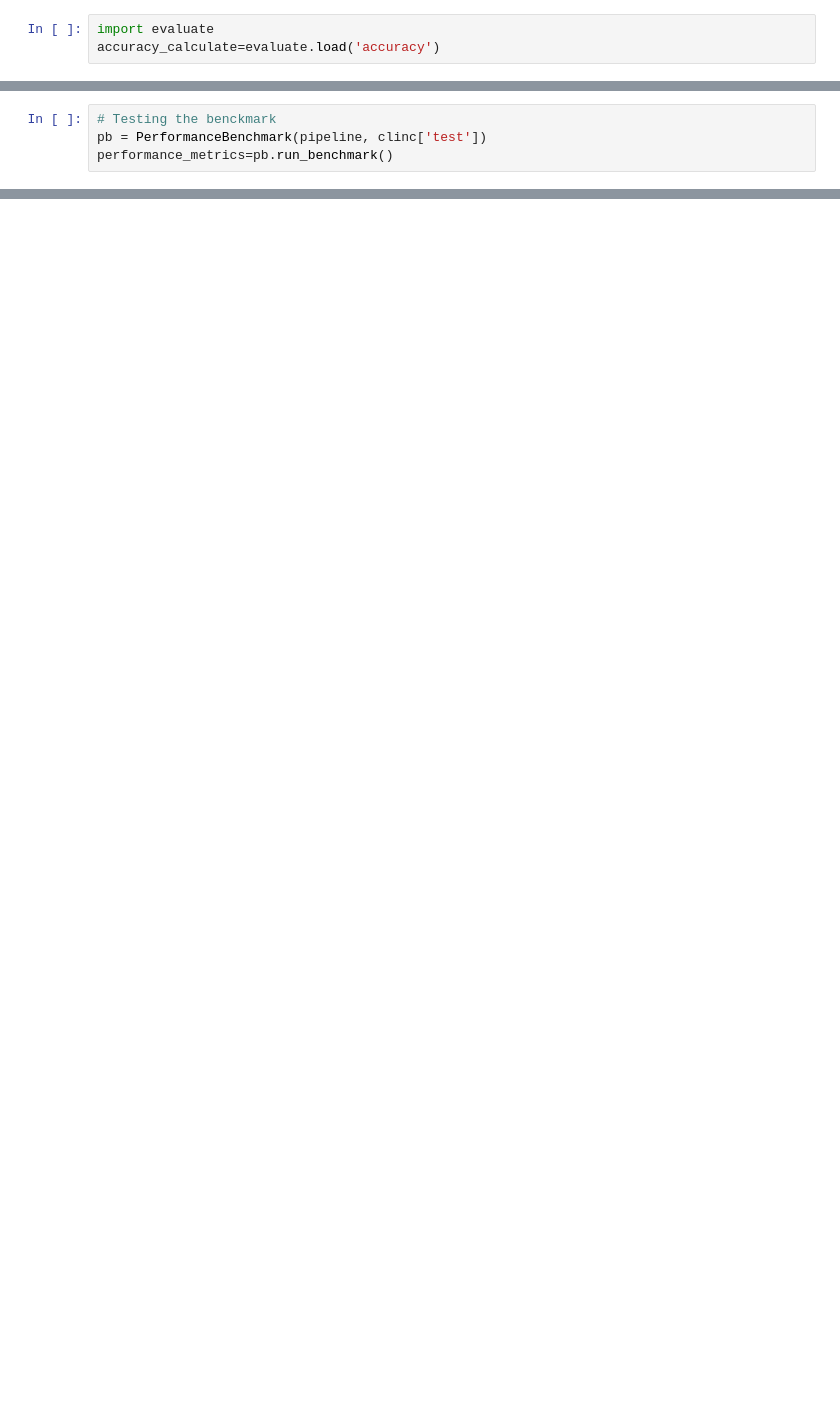
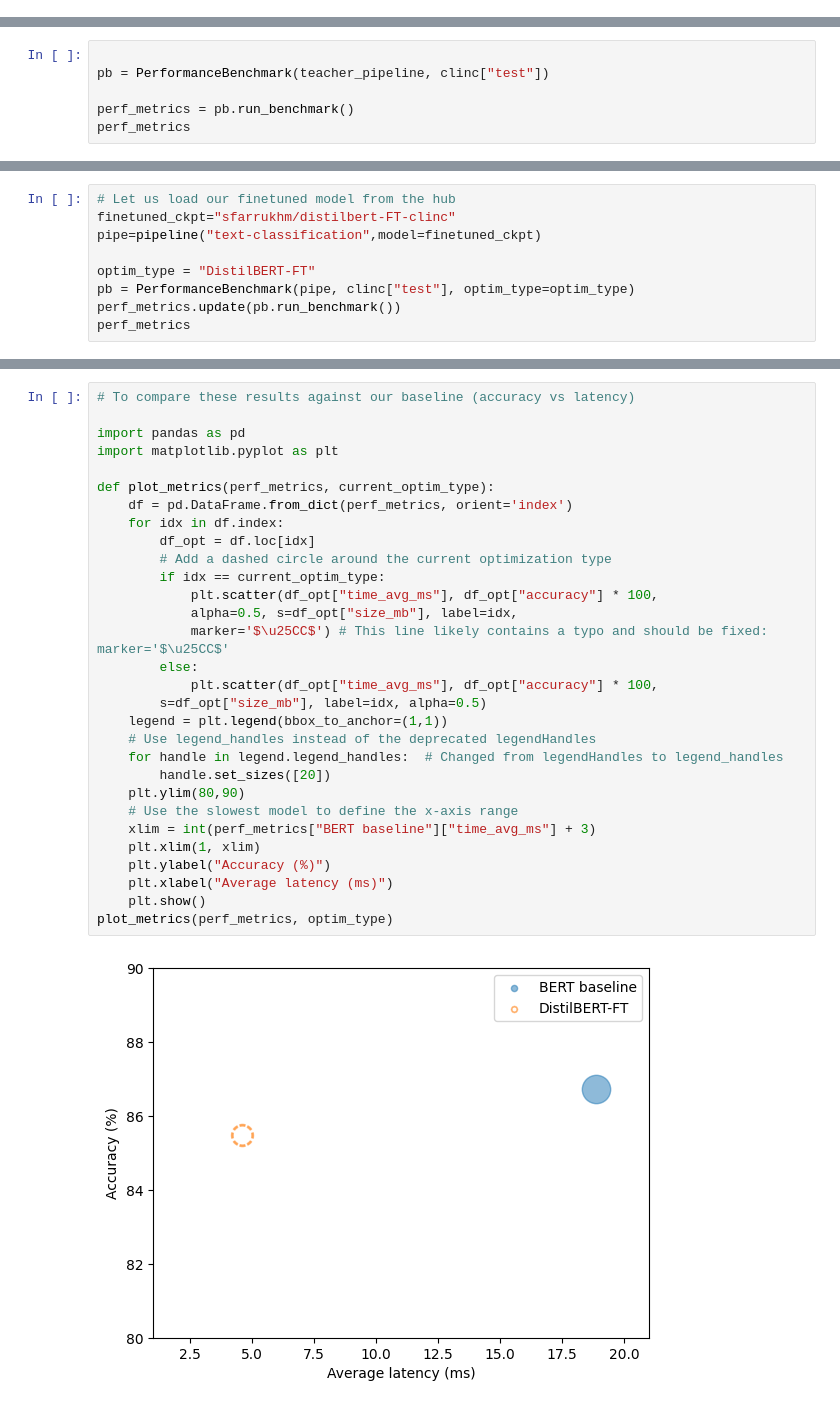
Before and after one commit to sfarrukhm/making_models_small, a Jupyter notebook: making_transformers_efficient.ipynb, the cells around one changed output, grey strips where cells are left out. Drawn from its saved outputs; the diff is of its cells as text; blank space fills up the shorter version.

```diff
--- a/making_transformers_efficient.ipynb
+++ b/making_transformers_efficient.ipynb
@@ -31,4 +25 @@ intents = clinc["test"].features["intent"]
-# %%
-import evaluate
-accuracy_calculate=evaluate.load('accuracy')
 # %%
@@ -84,8 +77,10 @@ class PerformanceBenchmark:
         metrics[self.optim_type].update(self.compute_accuracy())
         return metrics
 # %%
-# Testing the benckmark
-pb = PerformanceBenchmark(pipeline, clinc['test'])
-performance_metrics=pb.run_benchmark()
+
+pb = PerformanceBenchmark(teacher_pipeline, clinc["test"])
+
+perf_metrics = pb.run_benchmark()
+perf_metrics
 # %% [output]
 Model size (MB) - 418.15
@@ -129,0 +219,9 @@ def compute_accuracy(self):
+# %%
+# Let us load our finetuned model from the hub
+finetuned_ckpt="sfarrukhm/distilbert-FT-clinc"
+pipe=pipeline("text-classification",model=finetuned_ckpt)
+
+optim_type = "DistilBERT-FT"
+pb = PerformanceBenchmark(pipe, clinc["test"], optim_type=optim_type)
+perf_metrics.update(pb.run_benchmark())
+perf_metrics
@@ -129,0 +241,32 @@ def compute_accuracy(self):
+# %%
+# To compare these results against our baseline (accuracy vs latency)
+
+import pandas as pd
+import matplotlib.pyplot as plt
+
+def plot_metrics(perf_metrics, current_optim_type):
+    df = pd.DataFrame.from_dict(perf_metrics, orient='index')
+    for idx in df.index:
+        df_opt = df.loc[idx]
+        # Add a dashed circle around the current optimization type
+        if idx == current_optim_type:
+            plt.scatter(df_opt["time_avg_ms"], df_opt["accuracy"] * 100,
+            alpha=0.5, s=df_opt["size_mb"], label=idx,
+            marker='$\u25CC$') # This line likely contains a typo and should be fixed: marker='$\u25CC$'
+        else:
+            plt.scatter(df_opt["time_avg_ms"], df_opt["accuracy"] * 100,
+        s=df_opt["size_mb"], label=idx, alpha=0.5)
+    legend = plt.legend(bbox_to_anchor=(1,1))
+    # Use legend_handles instead of the deprecated legendHandles
+    for handle in legend.legend_handles:  # Changed from legendHandles to legend_handles
+        handle.set_sizes([20])
+    plt.ylim(80,90)
+    # Use the slowest model to define the x-axis range
+    xlim = int(perf_metrics["BERT baseline"]["time_avg_ms"] + 3)
+    plt.xlim(1, xlim)
+    plt.ylabel("Accuracy (%)")
+    plt.xlabel("Average latency (ms)")
+    plt.show()
+plot_metrics(perf_metrics, optim_type)
+# %% [output]
+[figure, added]
```
Also changed, not shown: parts of 20 cells of this notebook.
